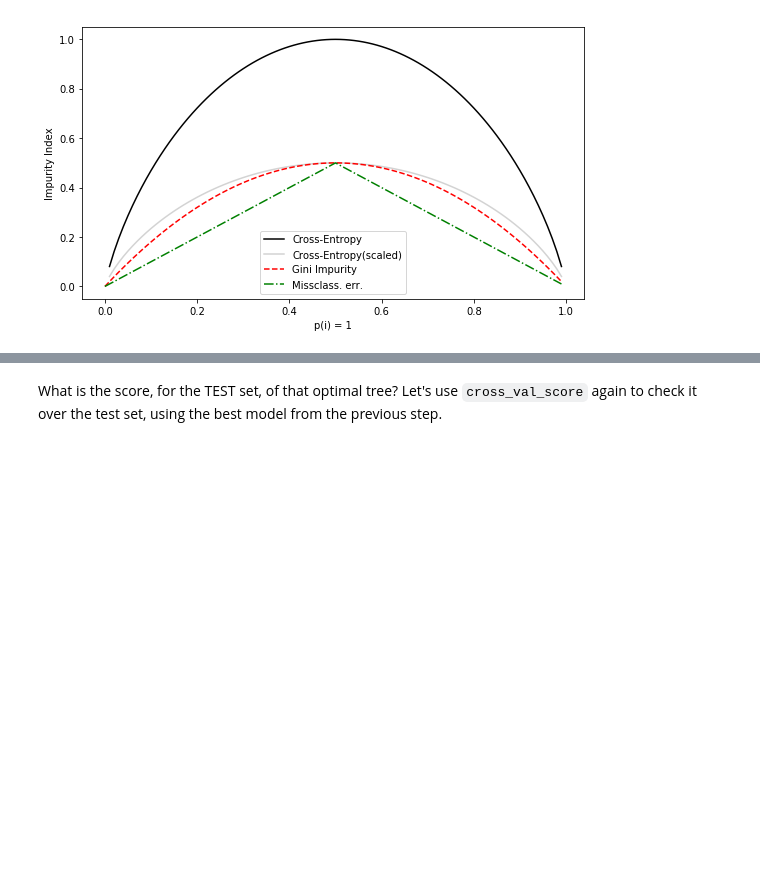
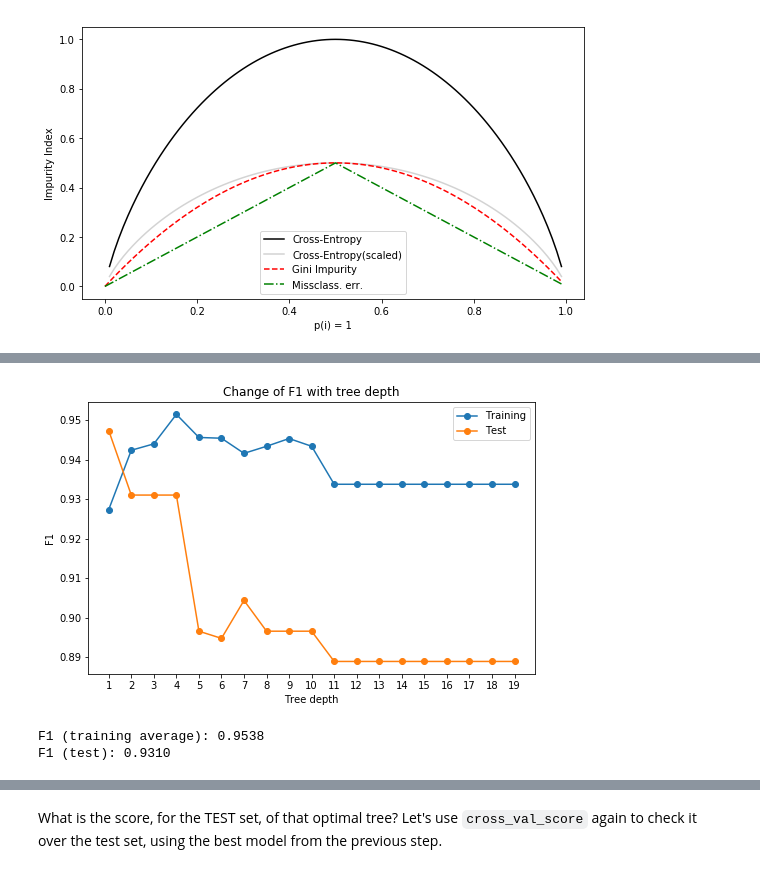
Before and after one commit to renero/class_notebooks, a Jupyter notebook: Tree based methods.ipynb, the cells around one changed output, grey strips where cells are left out. Drawn from its saved outputs; the diff is of its cells as text; code cells hidden in the pictures; blank space fills up the shorter version.

```diff
--- a/Tree based methods.ipynb
+++ b/Tree based methods.ipynb
@@ -396,0 +412,40 @@ plt.show()
+# %%
+# Plot the F1 values obtained when varying the depth of the tree
+min_depth = 1
+max_depth = 20
+f1_train = []
+f1_test = []
+for i in range(min_depth, max_depth):
+    # Define the tree
+    tree = DecisionTreeClassifier(
+        random_state=0, max_depth=i).fit(X.train, Y.train)
+    # Evaluate with the training split, using CV, cv times.
+    # Append the result to the array for later plotting.
+    f1_train.append(
+        np.mean(cross_val_score(tree, X.train, Y.train, cv=10, scoring='f1')))
+
+    # Train a tree with the entire training split
+    tree = DecisionTreeClassifier(
+        random_state=0, max_depth=i).fit(X.train, Y.train)
+
+    # Evaluate the model trained with the entire training set,
+    # over the hold out set
+    f1_test.append(f1_score(Y.test, tree.predict(X.test)))
+    del(tree)
+
+plot_metrics(f1_train, f1_test, 'Change of F1 with tree depth')
+# %% [output]
+[figure, added]
+# %%
+opt_tree = DecisionTreeClassifier(
+    random_state=0, max_depth=4).fit(X.train, Y.train)
+
+mse_values = cross_val_score(opt_tree, X.train, Y.train, scoring="f1")
+opt_training_f1 = np.mean(mse_values)
+print('F1 (training average): {:.4f}'.format(opt_training_f1))
+
+opt_test_f1 = f1_score(Y.test, opt_tree.predict(X.test))
+print('F1 (test): {:.4f}'.format(opt_test_f1))
+# %% [output]
+F1 (training average): 0.9538
+F1 (test): 0.9310
```
Also changed, not shown: parts of 34 cells of this notebook.
